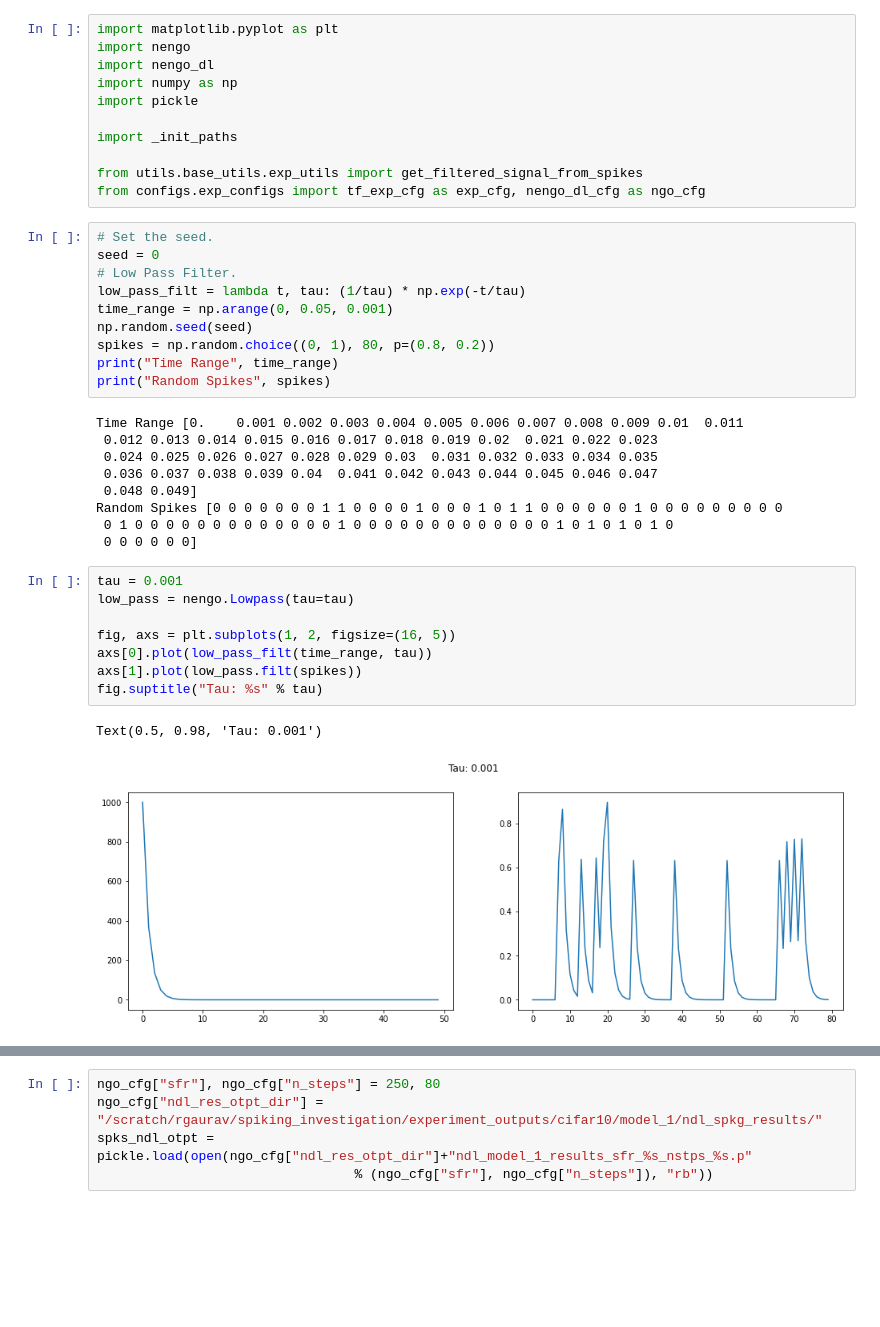
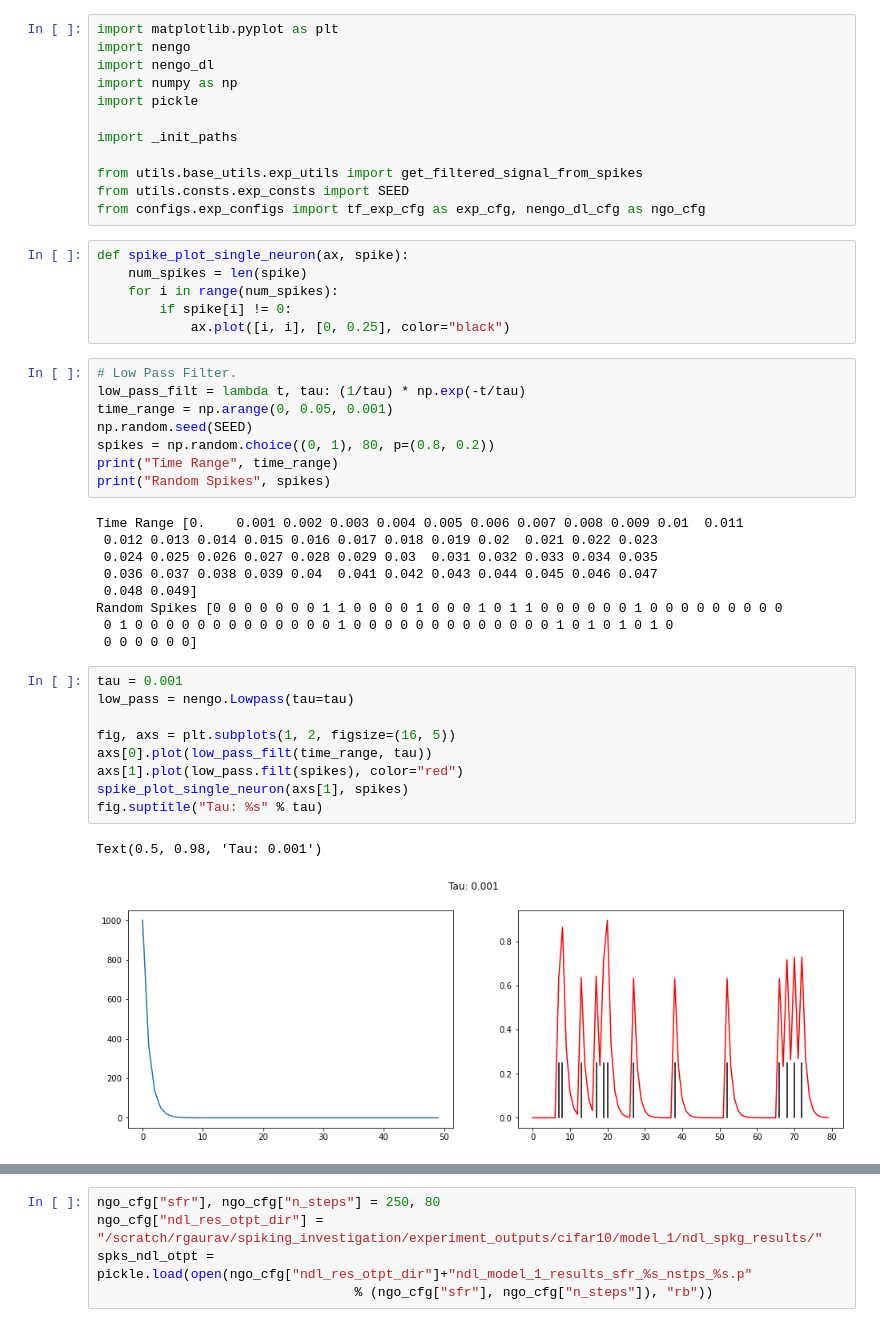
Before and after one commit to R-Gaurav/SpikingMaxPooling, a Jupyter notebook: ndl_plots/spiking_neuron_synpase_plots.ipynb, the cells around one changed output, grey strips where cells are left out. Drawn from its saved outputs; the diff is of its cells as text; blank space fills up the shorter version.

```diff
--- a/ndl_plots/spiking_neuron_synpase_plots.ipynb
+++ b/ndl_plots/spiking_neuron_synpase_plots.ipynb
@@ -8,14 +8,19 @@ import pickle
 import _init_paths
 
 from utils.base_utils.exp_utils import get_filtered_signal_from_spikes
+from utils.consts.exp_consts import SEED
 from configs.exp_configs import tf_exp_cfg as exp_cfg, nengo_dl_cfg as ngo_cfg
+# %%
+def spike_plot_single_neuron(ax, spike):
+    num_spikes = len(spike)
+    for i in range(num_spikes):
+        if spike[i] != 0:
+            ax.plot([i, i], [0, 0.25], color="black")
 # %%
-# Set the seed.
-seed = 0
 # Low Pass Filter.
 low_pass_filt = lambda t, tau: (1/tau) * np.exp(-t/tau)
 time_range = np.arange(0, 0.05, 0.001)
-np.random.seed(seed)
+np.random.seed(SEED)
 spikes = np.random.choice((0, 1), 80, p=(0.8, 0.2))
 print("Time Range", time_range)
 print("Random Spikes", spikes)
@@ -31,14 +36,15 @@ Random Spikes [0 0 0 0 0 0 0 1 1 0 0 0 0 1 0 0 0 1 0 1 1 0 0 0 0 0 0 1 0 0 0 0 0
 # %%
 tau = 0.001
 low_pass = nengo.Lowpass(tau=tau)
 
 fig, axs = plt.subplots(1, 2, figsize=(16, 5))
 axs[0].plot(low_pass_filt(time_range, tau))
-axs[1].plot(low_pass.filt(spikes))
+axs[1].plot(low_pass.filt(spikes), color="red")
+spike_plot_single_neuron(axs[1], spikes)
 fig.suptitle("Tau: %s" % tau)
 # %% [output]
 Text(0.5, 0.98, 'Tau: 0.001')
-[figure, old version]
+[figure, new version]
 # %%
 tau = 0.005
 low_pass = nengo.Lowpass(tau=tau)
```
Also changed, not shown: parts of 2 cells of this notebook, 6 other files.
